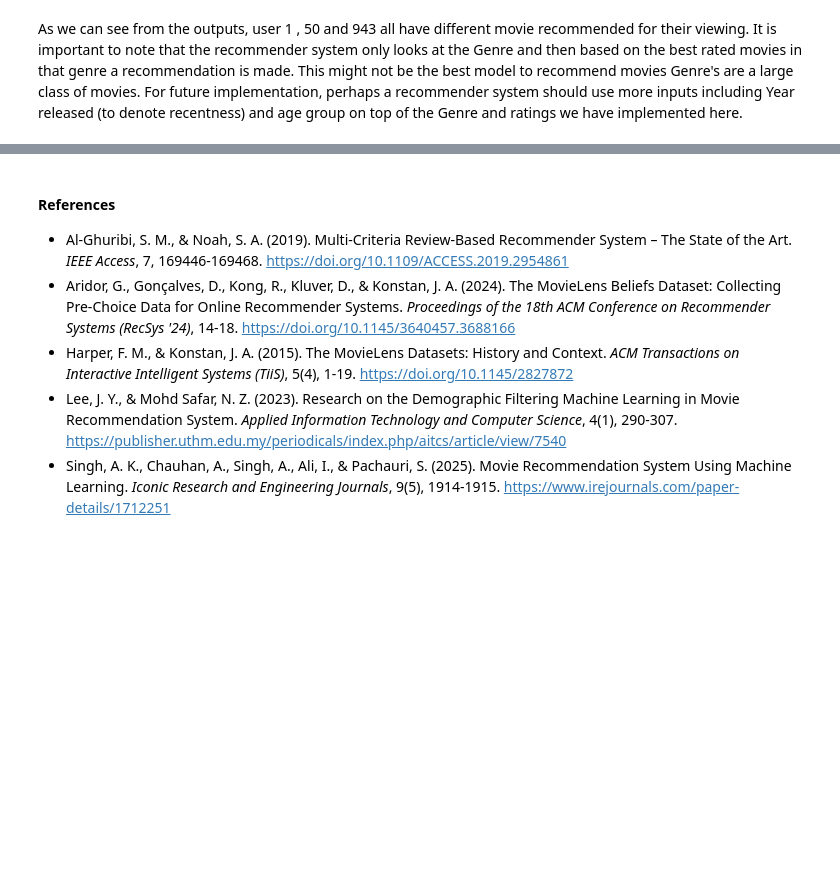
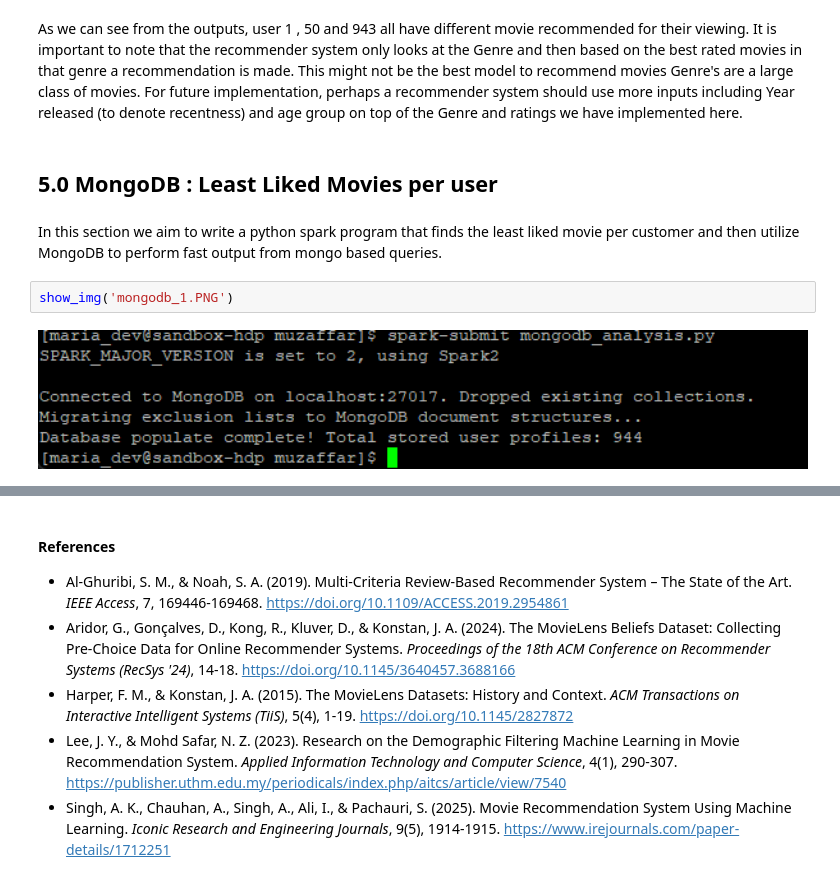
Before and after one commit to muzaffarizamuddin/P166246_Assg2_STQD6324, a Jupyter notebook: main.ipynb, the cells around one changed output, grey strips where cells are left out. Drawn from its saved outputs; the diff is of its cells as text; blank space fills up the shorter version.

Commit message:
add mongodb

```diff
--- a/main.ipynb
+++ b/main.ipynb
@@ -843,3 +843,11 @@ HBase Row Key: user_000943
 =================================================================
 # %% [markdown]
 As we can see from the outputs, user 1 , 50 and 943 all have different movie recommended for their viewing. It is important to note that the recommender system only looks at the Genre and then based on the best rated movies in that genre a recommendation is made. This might not be the best model to recommend movies Genre's are a large class of movies. For future implementation, perhaps a recommender system should use more inputs including Year released (to denote recentness) and age group on top of the Genre and ratings we have implemented here.
+# %% [markdown]
+## **5.0 MongoDB : Least Liked Movies per user**
+# %% [markdown]
+In this section we aim to write a python spark program that finds the least liked movie per customer and then utilize MongoDB to perform fast output from mongo based queries.
+# %%
+show_img('mongodb_1.PNG')
+# %% [output]
+[figure, added]
```
Also changed, not shown: parts of 7 cells of this notebook, 7 other files.
